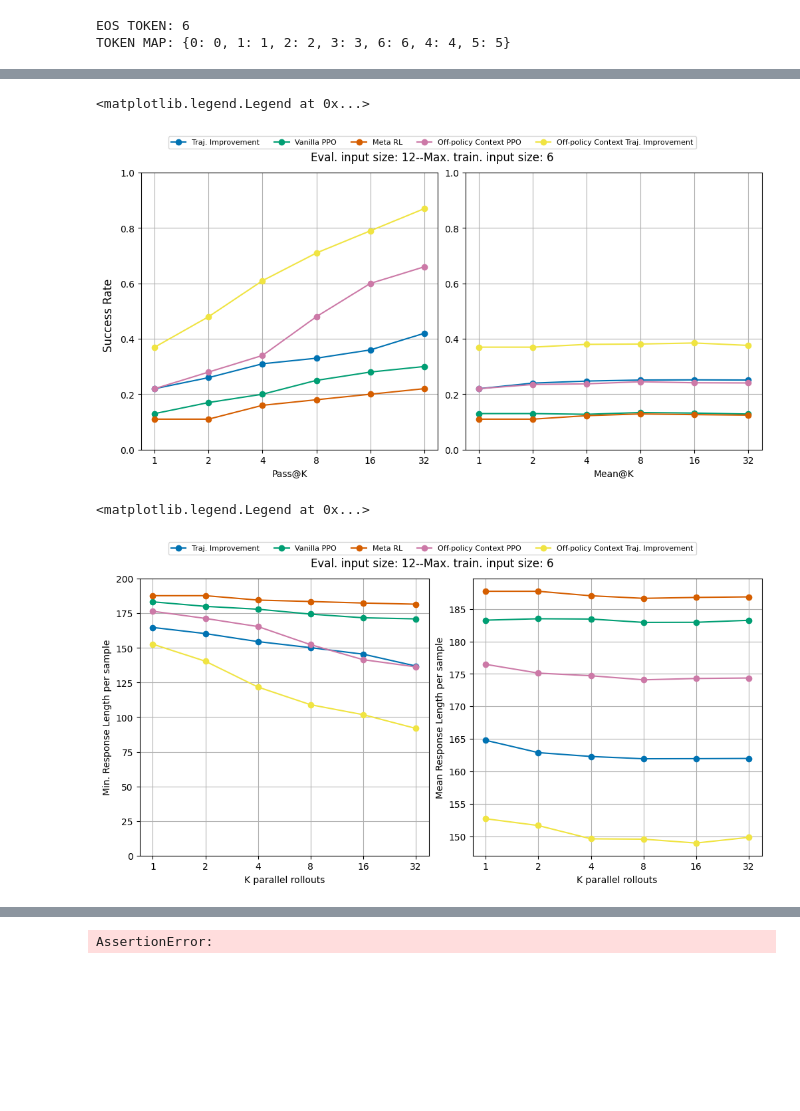
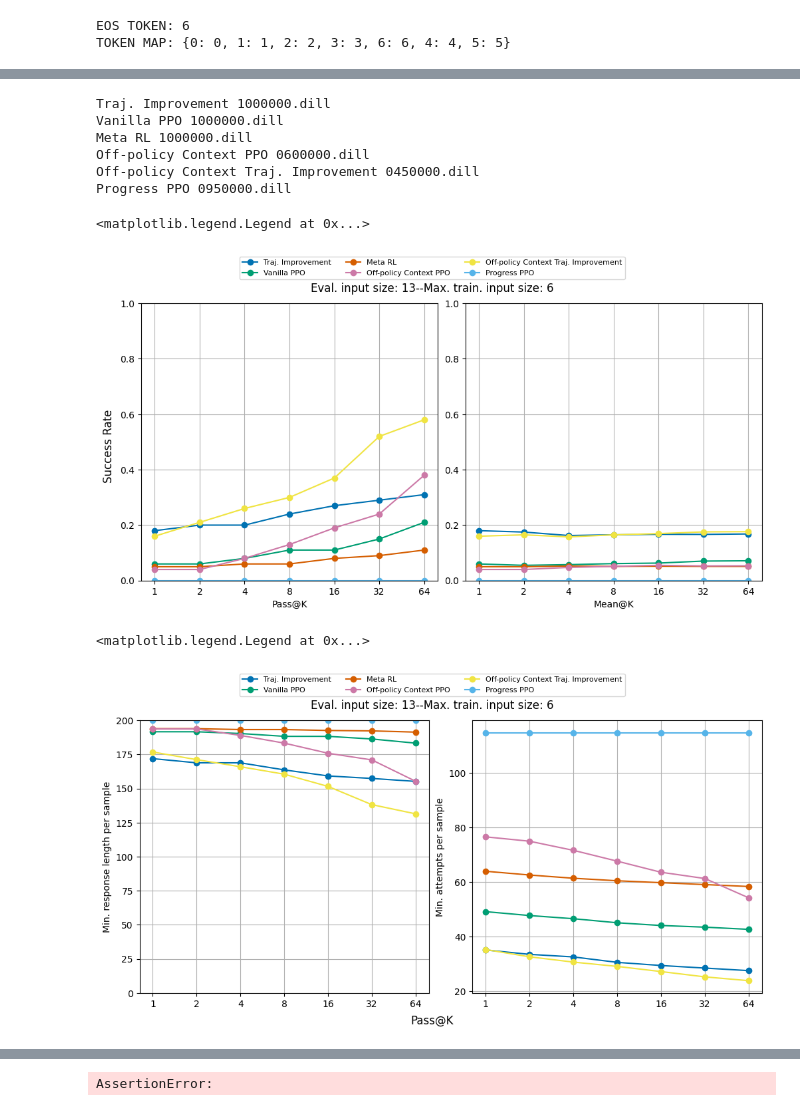
Before and after one commit to chanb/scaling_jax, a Jupyter notebook: src/evaluations/attempt_diversity.ipynb, the cells around one changed output, grey strips where cells are left out. Cells and saved outputs as stored; diff of their text form; code cells hidden in the pictures; blank space fills up the shorter version.

```diff
--- a/src/evaluations/attempt_diversity.ipynb
+++ b/src/evaluations/attempt_diversity.ipynb
@@ -45,15 +46,17 @@ run_names = {
     "Meta RL": "ppo-scratch_1M-meta_rl-0_cot_tokens-8x8-01-23-26_11_08_43-9a5c8346-6c12-4081-9a21-24acf4c0133d",
     "Off-policy Context PPO": "opc_ppo-scratch_1M-0_cot_tokens-8x8-01-26-26_07_00_51-eaee1709-185a-4366-938f-752d2aefd1ea",
     "Off-policy Context Traj. Improvement": "opc_ppo-scratch_1M-traj_improvement-0_cot_tokens-8x8-01-26-26_06_57_54-72a716da-5119-4bad-92d3-d498cbe06d27",
+    "Progress PPO": "ppo-scratch_1M-progress_rl-0_cot_tokens-8x8-01-25-26_07_51_57-6bd6ac0b-f1ec-4a21-a1e2-3c973f0a4b7b",
 }
 
 learner_path = os.path.join(base_path, algo_name, list(run_names.values())[0])
 
 eval_seed = 42
-num_evals = 32
+num_evals = 64
 max_decode_len = 200
 batch_size = 100
-max_bits = 12
+max_bits = 13
+hide_question = False
 
 config_dict = json.load(open(os.path.join(learner_path, "config.json"), "r"))
 half_precision = config_dict["half_precision"]
@@ -115,6 +118,13 @@ data_loader = DataLoader(
 )
 data_iter = get_iter(data_loader, None, dtype)
 batch = next(data_iter)
+
+if hide_question:
+    batch["sequence"][:] = dataset.reset_token_id
+    batch["mask"][:] = 1
+    batch["question_len"][:] = 0
+    print(batch.keys())
+
 batch = {
     k: np.repeat(v, num_evals, axis=0)
     for k, v in batch.items()
@@ -122,3 +132,7 @@ batch = {
 # %% [output]
 EOS TOKEN: 6
 TOKEN MAP: {0: 0, 1: 1, 2: 2, 3: 3, 6: 6, 4: 4, 5: 5}
+# %%
+for exp_name, run_name in run_names.items():
+    learner_path = os.path.join(base_path, algo_name, run_name)
+    print("{} {}".format(exp_name, sorted(os.listdir(os.path.join(learner_path, "models")))))
@@ -125,12 +146,13 @@ TOKEN MAP: {0: 0, 1: 1, 2: 2, 3: 3, 6: 6, 4: 4, 5: 5}
 # %%
 results = dict()
 
-for exp_name, run_name in run_names.items():
+for exp_name, run_name in tqdm(run_names.items()):
     learner_path = os.path.join(base_path, algo_name, run_name)
     config_dict = json.load(open(os.path.join(learner_path, "config.json"), "r"))
 
     # Load model
     last_step = sorted(os.listdir(os.path.join(learner_path, "models")))[-1]
+    print(exp_name, last_step)
     train_state = dill.load(
         open(os.path.join(learner_path, "models", last_step), "rb")
     )
@@ -174,7 +196,21 @@ for exp_name, run_name in run_names.items():
         rollout_res.response_length,
         num_resets,
     ), dtype=int)
+# %% [output]
+Traj. Improvement 1000000.dill
+Vanilla PPO 1000000.dill
+Meta RL 1000000.dill
+Off-policy Context PPO 0600000.dill
+Off-policy Context Traj. Improvement 0450000.dill
+Progress PPO 0950000.dill
 # %%
+def compute_wilson_ci(n, acc):
+    # alpha = 0.05
+    base = (n * acc + 0.5 * 3.841) / (n + 3.841)
+    err = np.sqrt(3.841) / (n + 3.841) * np.sqrt(n * acc * (1 - acc) + 0.25 * 3.841)
+
+    return (base - err, base + err)
+
 x_range = np.arange(math.ceil(np.log2(num_evals)) + 1)
 num_cols = 2
 num_rows = 1
@@ -213,14 +249,14 @@ fig.supylabel("Success Rate")
 fig.legend(
     bbox_to_anchor=(0.0, 1.0, 1.0, 0.0),
     loc="lower center",
-    ncols=5,
+    ncols=3,
     borderaxespad=0.0,
     frameon=True,
     fontsize="8",
 )
 # %% [output]
 <matplotlib.legend.Legend at 0x...>
-[figure, old version]
+[figure, new version]
 # %%
 x_range = np.arange(math.ceil(np.log2(num_evals)) + 1)
 num_cols = 2
@@ -232,6 +268,9 @@ for i, (exp_name, res_array) in enumerate(results.items()):
     rlength_array = res_array[1].reshape((batch_size, num_evals))
     reset_array = res_array[2].reshape((batch_size, num_evals))
 
+    # rlength_array = rlength_array.at[jnp.logical_not(success_array)].set(float("nan"))
+    # min_response_length_per_sample = np.minimum.accumulate(rlength_array, axis=-1)
+    # min_response_length = np.nanmean(min_response_length_per_sample, axis=0)
     rlength_array = rlength_array.at[jnp.logical_not(success_array)].set(max_decode_len)
     min_response_length_per_sample = np.minimum.accumulate(rlength_array, axis=-1)
     min_response_length = np.mean(min_response_length_per_sample, axis=0)
@@ -244,32 +283,32 @@ for i, (exp_name, res_array) in enumerate(results.items()):
         label=exp_name,
         marker="o",
     )
     axes[0].set_xticks(x_range)
     axes[0].set_xticklabels(2 ** x_range)
     axes[0].set_ylabel("Min. response length per sample")
     axes[0].set_ylim(0.0, max_decode_len)
     axes[0].grid(True)
 
     scatter = axes[1].plot(
         x_range,
         min_attempt[2 ** x_range - 1],
         marker="o",
     )
     axes[1].set_xticks(x_range)
     axes[1].set_xticklabels(2 ** x_range)
     axes[1].set_ylabel("Min. attempts per sample")
     axes[1].grid(True)
 
 fig.supxlabel("Pass@K")
 fig.suptitle("Eval. input size: {}--Max. train. input size: {}".format(max_bits, train_num_bits))
 fig.legend(
     bbox_to_anchor=(0.0, 1.0, 1.0, 0.0),
     loc="lower center",
-    ncols=5,
+    ncols=3,
     borderaxespad=0.0,
     frameon=True,
     fontsize="8",
 )
 # %% [output]
 <matplotlib.legend.Legend at 0x...>
-[figure, old version]
+[figure, new version]
```
Also changed, not shown: parts of 10 cells of this notebook, 4 other files.
